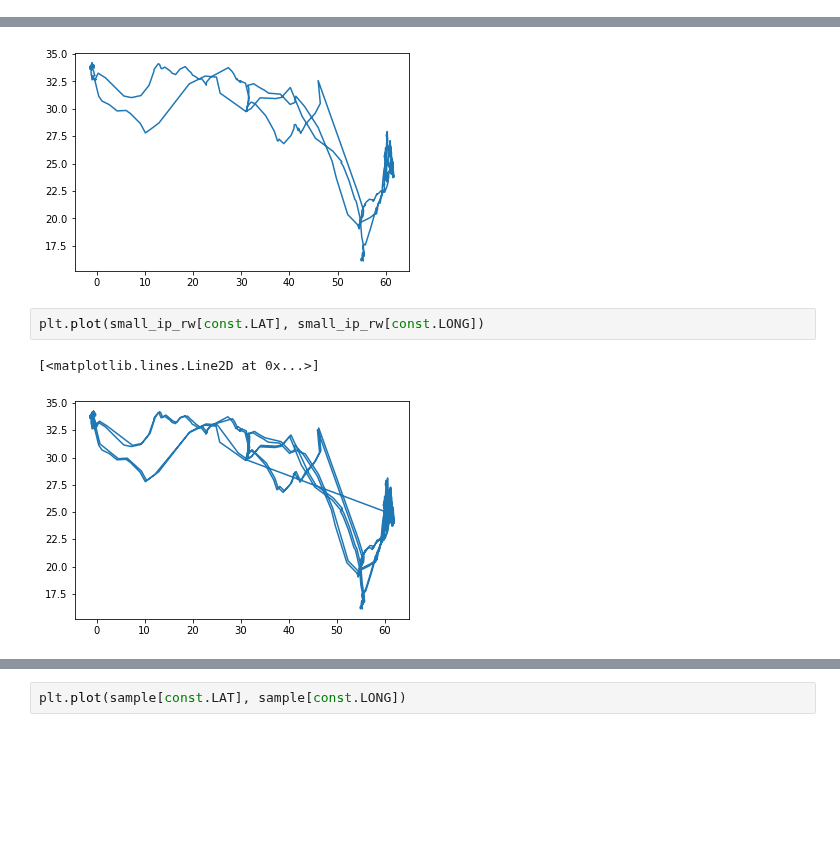
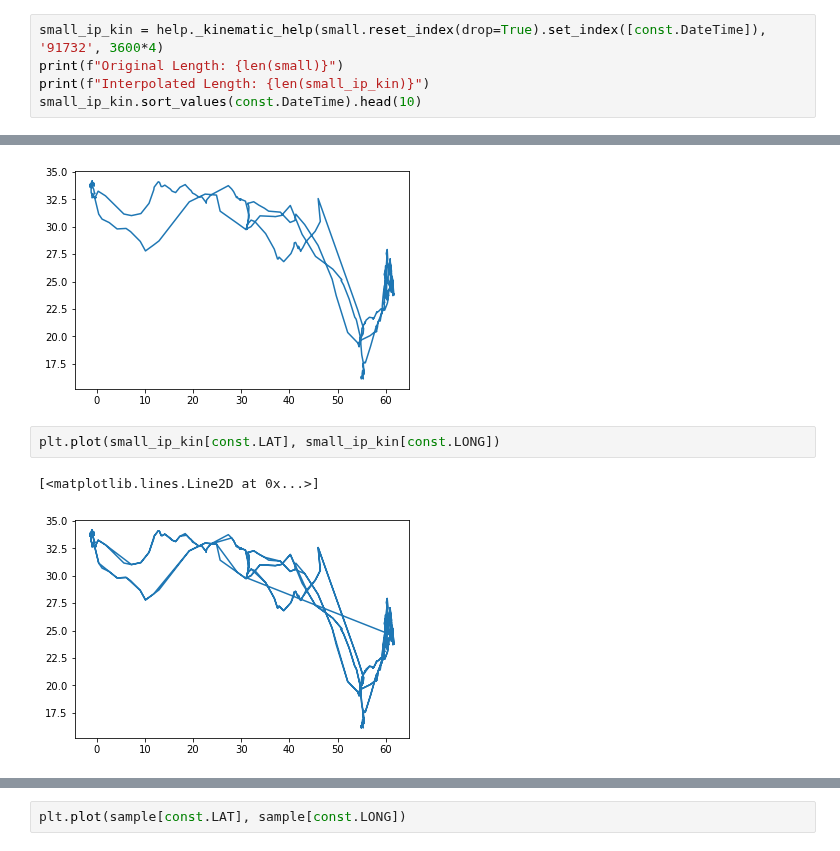
Before and after one commit to YakshHaranwala/PTRAIL, a Jupyter notebook: examples/rw_kin.ipynb, the cells around one changed output, grey strips where cells are left out. Cells and saved outputs as stored; diff of their text form; blank space fills up the shorter version.

```diff
--- a/examples/rw_kin.ipynb
+++ b/examples/rw_kin.ipynb
@@ -61,0 +84,5 @@ Wall time: 4 s
+# %%
+small_ip_kin = help._kinematic_help(small.reset_index(drop=True).set_index([const.DateTime]), '91732', 3600*4)
+print(f"Original Length: {len(small)}")
+print(f"Interpolated Length: {len(small_ip_kin)}")
+small_ip_kin.sort_values(const.DateTime).head(10)
@@ -65,8 +107,8 @@ plt.plot(small[const.LAT], small[const.LONG])
 [<matplotlib.lines.Line2D at 0x...>]
 [figure]
 # %%
-plt.plot(small_ip_rw[const.LAT], small_ip_rw[const.LONG])
+plt.plot(small_ip_kin[const.LAT], small_ip_kin[const.LONG])
 # %% [output]
 [<matplotlib.lines.Line2D at 0x...>]
-[figure, old version]
+[figure, new version]
 # %%
```
Also changed, not shown: parts of 13 cells of this notebook, 2 other files.
